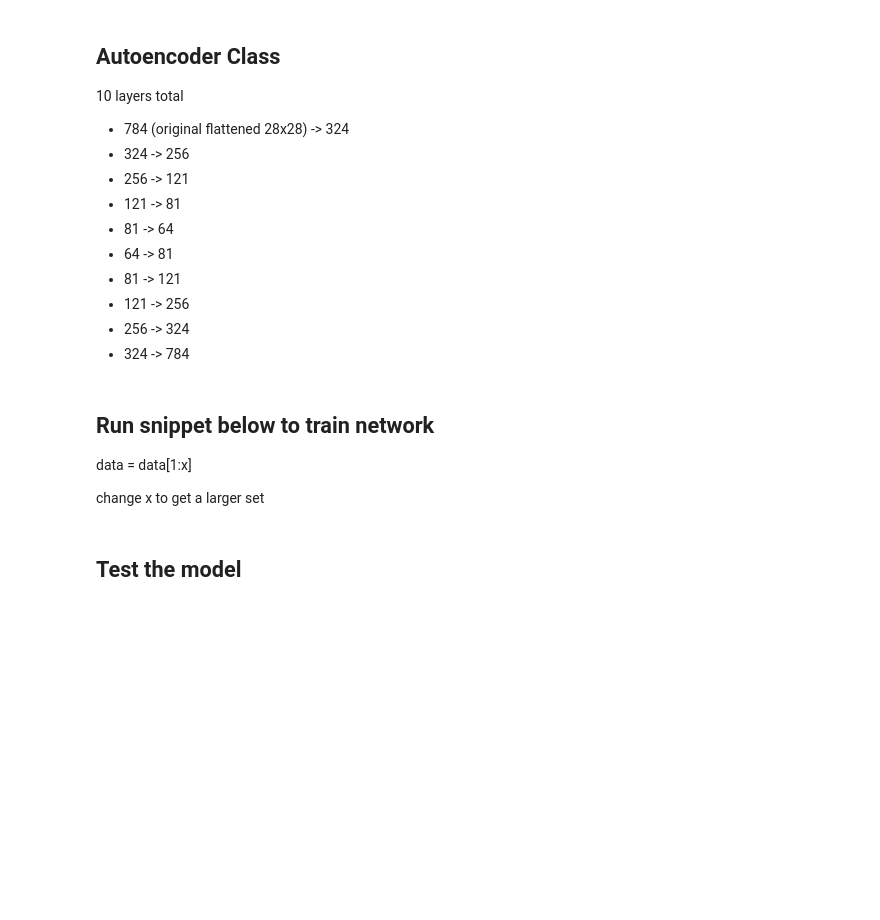
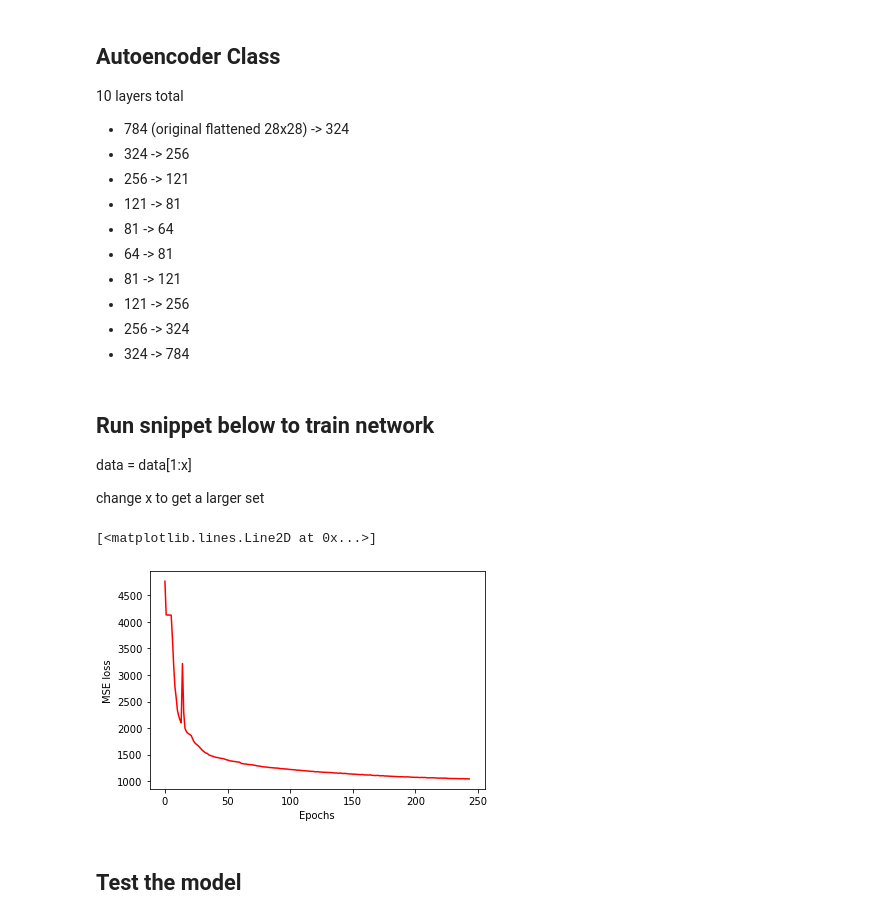
Before and after one commit to Alexandara/Representation_Learning_Transformations, a Jupyter notebook: Autoencoder and Kmeans.ipynb, the cells around one changed output. Cells and saved outputs as stored; diff of their text form; code cells hidden in the pictures; blank space fills up the shorter version.

```diff
--- a/Autoencoder and Kmeans.ipynb
+++ b/Autoencoder and Kmeans.ipynb
@@ -32,7 +32,7 @@ torch.backends.cudnn.benchmark = False
 torch.backends.cudnn.deterministic = True
 
 batch_size = 512
-epochs = 10000
+epochs = 244
 learning_rate = 1.75e-3
 
 bottleneck_size = 64
@@ -163,14 +163,16 @@ end = time()
 # data[0][0] = image
 # data[0][1] = one hot array with labels
 # data[0][0][0] = one line of image
-data = data[1:1000]
+data = data[1:30000]
 
 transform = torchvision.transforms.Compose([torchvision.transforms.ToTensor()])
 
 #train_dataset = torchvision.datasets.MNIST(root="~/torch_datasets", train=True, transform=transform, download=True)
 training_dataset = []
+training_labels = []
 for i in range(int(len(data)-(len(data)/5))): #80% of data is training
     training_dataset.append(data[i][0])
+    training_labels.append(data[i][1])
 train_dataset = torch.Tensor(list(training_dataset))
 
 train_loader = torch.utils.data.DataLoader(
@@ -193,6 +195,10 @@ optimizer = optim.Adam(model.parameters(), lr=learning_rate)
 criterion = nn.MSELoss()
 
 
+#history of loss (for graphing purposes)
+losses = []
+
+#progress bar for training
 pbar = tqdm(range(epochs))
 for epoch in pbar:
     loss = 0
@@ -200,36 +206,43 @@ for epoch in pbar:
         # reshape mini-batch data to [N, 784] matrix
         # load it to the active device
         batch_features = batch_features.view(-1, 784).to(device)
 
         # reset the gradients back to zero
         # PyTorch accumulates gradients on subsequent backward passes
         optimizer.zero_grad()
 
         # compute reconstructions
         outputs, _ = model(batch_features)
 
         # compute training reconstruction loss
         train_loss = criterion(outputs, batch_features).to(device)
 
         # compute accumulated gradients
         train_loss.backward()
 
         # perform parameter update based on current gradients
         optimizer.step()
 
         # add the mini-batch training loss to epoch loss
         loss += train_loss.item()
 
+
     # compute the epoch training loss
     loss = (loss / len(train_loader))
+
+    #append epoch loss to history of loss
+    losses.append(loss)
 
     # display the epoch training loss
     pbar.set_postfix({'recon loss': "{:.8f}".format(loss)})
     #print("epoch : {}/{}, recon loss = {:.8f}".format(epoch + 1, epochs, loss))
 
-#test_dataset = torchvision.datasets.MNIST(
- #   root="~/torch_datasets", train=False, transform=transform, download=True
-#)
+plt.xlabel("Epochs")
+plt.ylabel("MSE loss")
+plt.plot(np.array(losses), 'r')
+# %% [output]
+[<matplotlib.lines.Line2D at 0x...>]
+[figure, added]
 # %% [markdown]
 ## Test the model
 # %%
```
Also changed, not shown: parts of 4 cells of this notebook.
